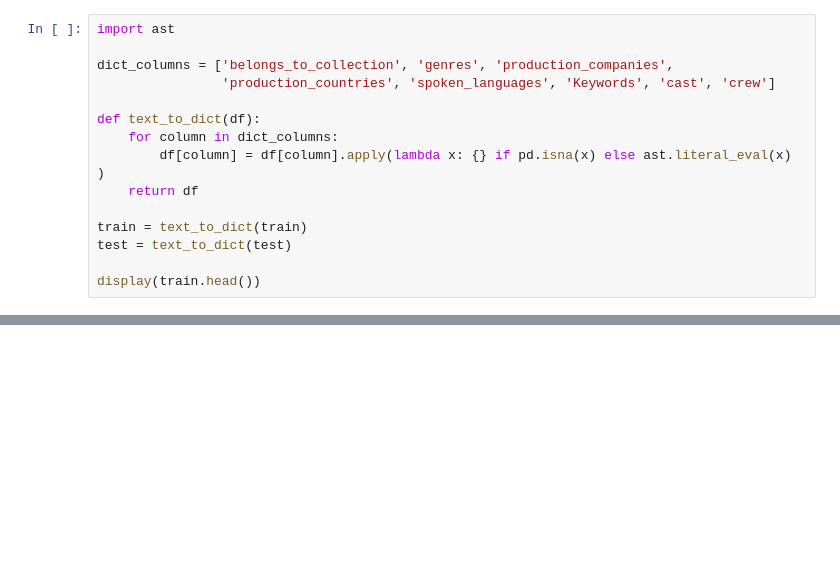
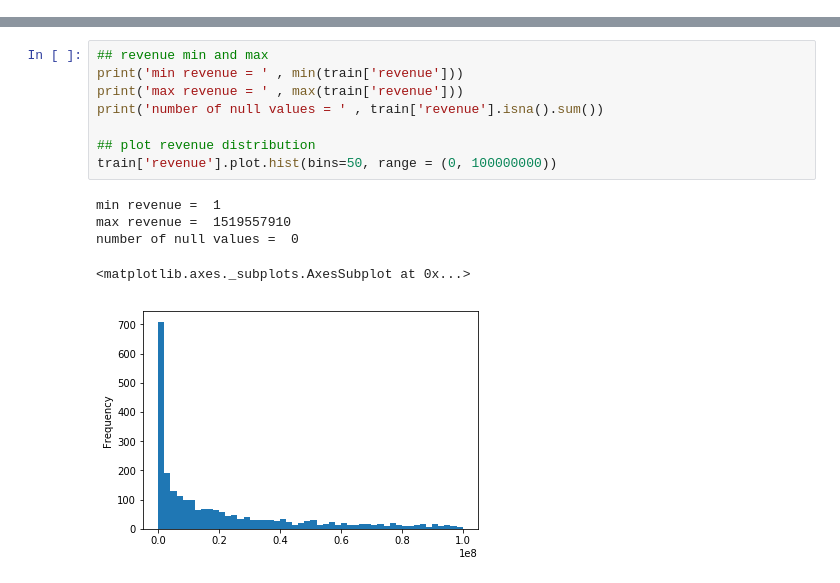
Before and after one commit to b-mv/rentalcats_boxoffice, a Jupyter notebook: boxoffice_bmv.ipynb, the cells around one changed output, grey strips where cells are left out. Drawn from its saved outputs; the diff is of its cells as text; blank space fills up the shorter version.

Commit message:
plotting shiz

```diff
--- a/boxoffice_bmv.ipynb
+++ b/boxoffice_bmv.ipynb
@@ -43,18 +43,3 @@ display(train.describe().T.round(2))
 | popularity | 3000.0 | 8.46 | 1.210000e+01 | 0.0 | 4.02 | 7.37 | 10.89 | 2.943400e+02 |
 | runtime | 2998.0 | 107.86 | 2.209000e+01 | 0.0 | 94.00 | 104.00 | 118.00 | 3.380000e+02 |
 | revenue | 3000.0 | 66725851.89 | 1.375323e+08 | 1.0 | 2379808.25 | 16807068.00 | 68919203.50 | 1.519558e+09 |
-# %%
-import ast
-
-dict_columns = ['belongs_to_collection', 'genres', 'production_companies',
-                'production_countries', 'spoken_languages', 'Keywords', 'cast', 'crew']
-
-def text_to_dict(df):
-    for column in dict_columns:
-        df[column] = df[column].apply(lambda x: {} if pd.isna(x) else ast.literal_eval(x) )
-    return df
-
-train = text_to_dict(train)
-test = text_to_dict(test)
-
-display(train.head())
@@ -68,0 +46,14 @@ display(train.head())
+# %%
+## revenue min and max
+print('min revenue = ' , min(train['revenue']))
+print('max revenue = ' , max(train['revenue']))
+print('number of null values = ' , train['revenue'].isna().sum())
+
+## plot revenue distribution
+train['revenue'].plot.hist(bins=50, range = (0, 100000000))
+# %% [output]
+min revenue =  1
+max revenue =  1519557910
+number of null values =  0
+<matplotlib.axes._subplots.AxesSubplot at 0x...>
+[figure, added]
```
Also changed, not shown: parts of 4 cells of this notebook.
